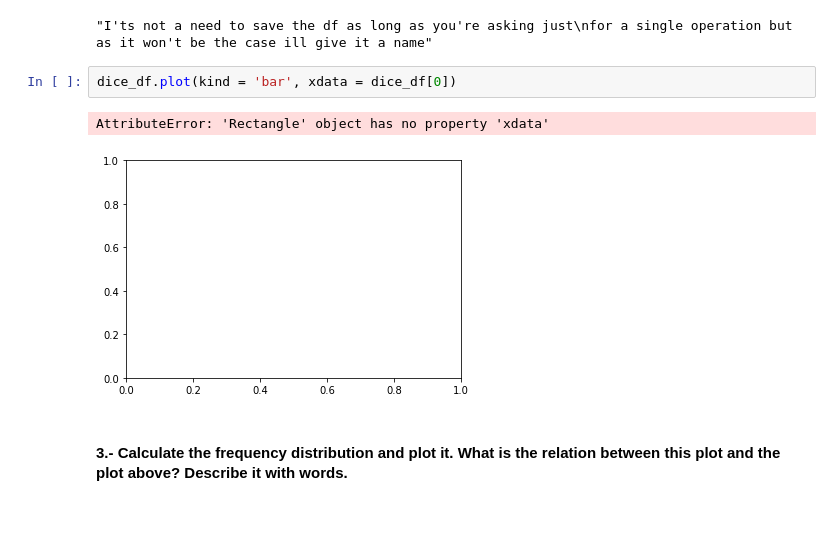
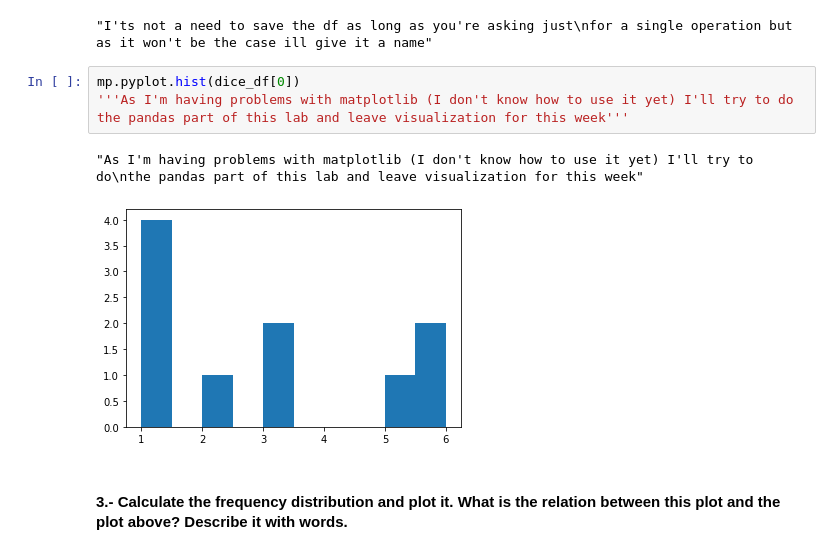
Before and after one commit to ta-data-bcn/descriptive-stats, a Jupyter notebook: your-code/main.ipynb, the cells around one changed output. Cells and saved outputs as stored; diff of their text form; blank space fills up the shorter version.

```diff
--- a/your-code/main.ipynb
+++ b/your-code/main.ipynb
@@ -42,11 +43,13 @@ dice_df
 for a single operation but as it won't be the case ill give it a name'''
 # %% [output]
 "I'ts not a need to save the df as long as you're asking just\nfor a single operation but as it won't be the case ill give it a name"
-# %%
-dice_df.plot(kind = 'bar', xdata = dice_df[0])
-# %% [output]
-AttributeError: 'Rectangle' object has no property 'xdata'
-[figure, removed]
+# %%
+mp.pyplot.hist(dice_df[0])
+'''As I'm having problems with matplotlib (I don't know how to use it yet) I'll try to do
+the pandas part of this lab and leave visualization for this week'''
+# %% [output]
+"As I'm having problems with matplotlib (I don't know how to use it yet) I'll try to do\nthe pandas part of this lab and leave visualization for this week"
+[figure, added]
 # %% [markdown]
 #### 3.- Calculate the frequency distribution and plot it. What is the relation between this plot and the plot above? Describe it with words.
 # %%
```
Also changed, not shown: parts of 33 cells of this notebook.
